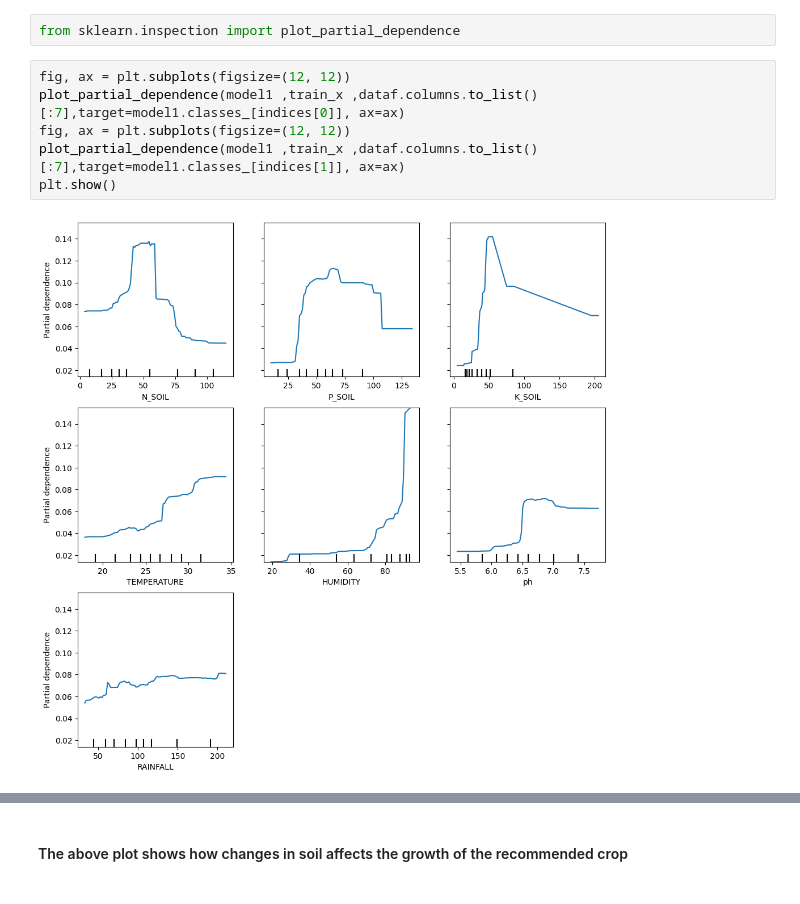
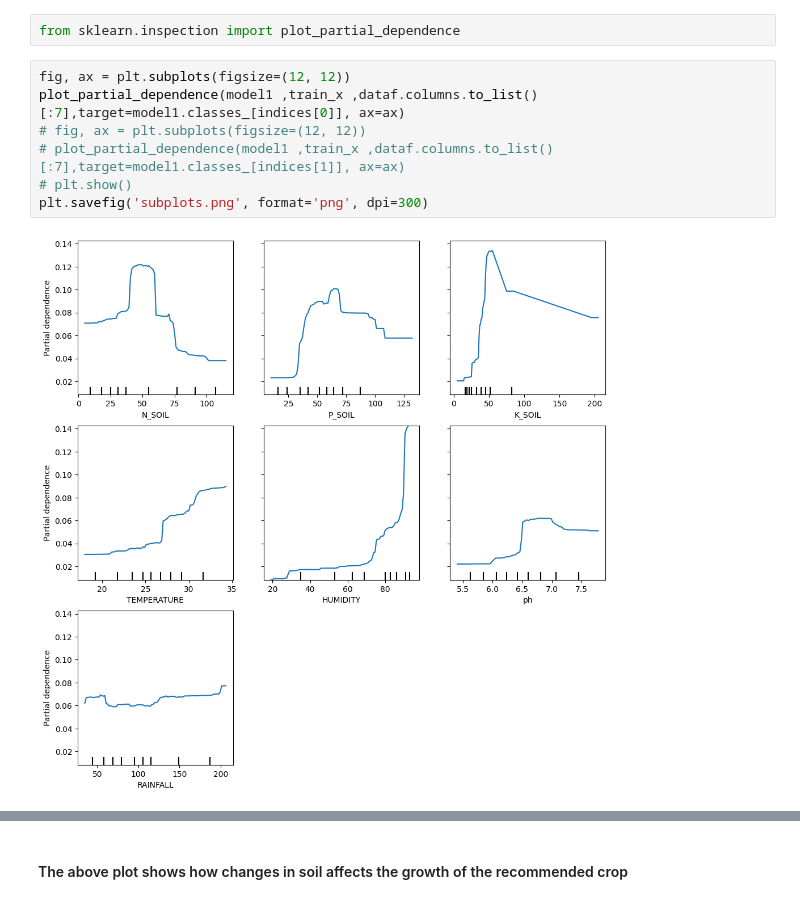
Before and after one commit to SrivathsG/Agri-Aid, a Jupyter notebook: backend/Model_building.ipynb, the cells around one changed output, grey strips where cells are left out. Cells and saved outputs as stored; diff of their text form.

```diff
--- a/backend/Model_building.ipynb
+++ b/backend/Model_building.ipynb
@@ -479,8 +476,9 @@ from sklearn.inspection import plot_partial_dependence
 # %%
 fig, ax = plt.subplots(figsize=(12, 12))
 plot_partial_dependence(model1 ,train_x ,dataf.columns.to_list()[:7],target=model1.classes_[indices[0]], ax=ax)
-fig, ax = plt.subplots(figsize=(12, 12))
-plot_partial_dependence(model1 ,train_x ,dataf.columns.to_list()[:7],target=model1.classes_[indices[1]], ax=ax)
-plt.show()
+# fig, ax = plt.subplots(figsize=(12, 12))
+# plot_partial_dependence(model1 ,train_x ,dataf.columns.to_list()[:7],target=model1.classes_[indices[1]], ax=ax)
+# plt.show()
+plt.savefig('subplots.png', format='png', dpi=300)
 # %% [output]
-[figure, old version]
+[figure, new version]
```
Also changed, not shown: parts of 17 cells of this notebook, 2 other files.
